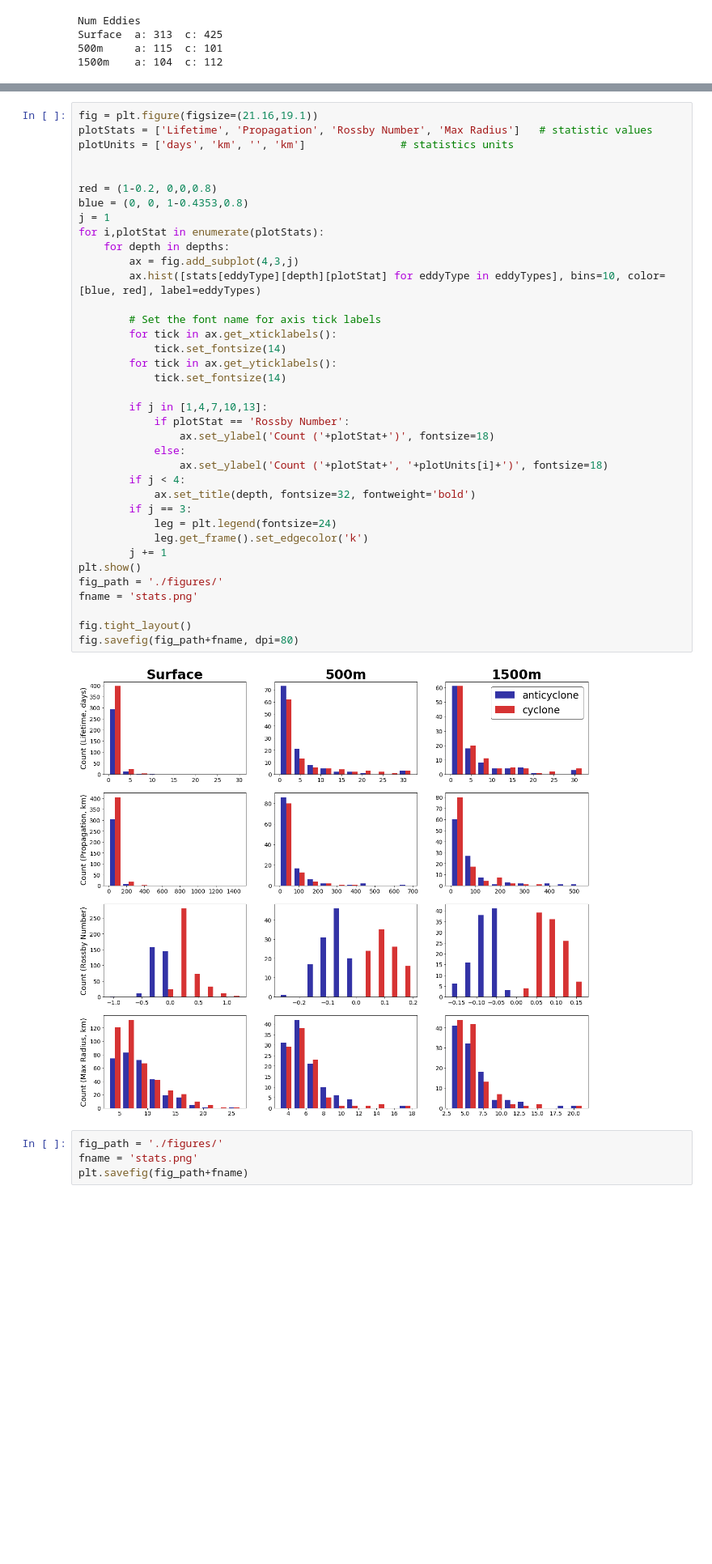
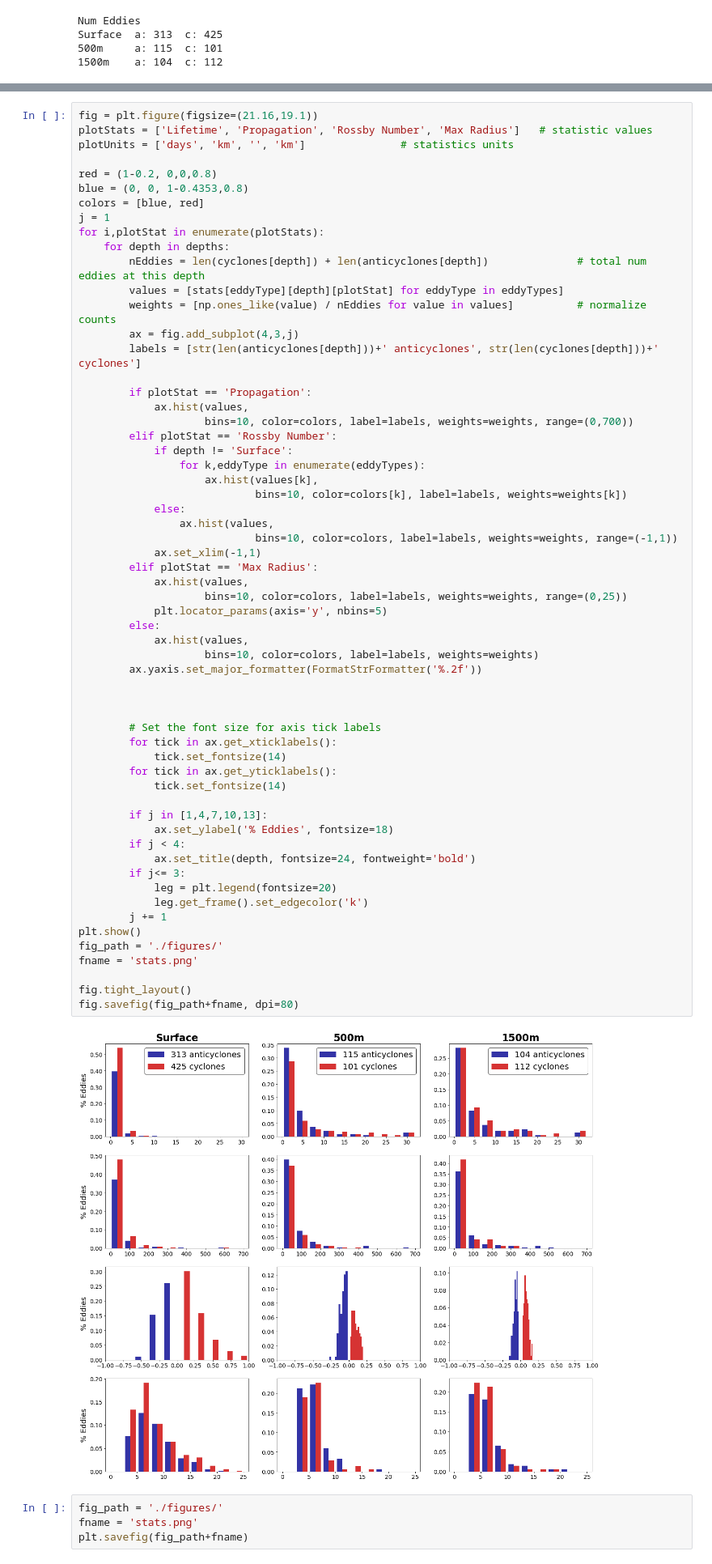
Before and after one commit to mclaret/JISAOinternship, a Jupyter notebook: notebooks/mark/juin_juillet_statistics.ipynb, the cells around one changed output, grey strips where cells are left out. Shown at 81% size. Drawn from its saved outputs; the diff is of its cells as text; blank space fills up the shorter version.

```diff
--- a/notebooks/mark/juin_juillet_statistics.ipynb
+++ b/notebooks/mark/juin_juillet_statistics.ipynb
@@ -173,42 +175,65 @@ max Lifetime     32.0 days
 # %%
 fig = plt.figure(figsize=(21.16,19.1))
 plotStats = ['Lifetime', 'Propagation', 'Rossby Number', 'Max Radius']   # statistic values
 plotUnits = ['days', 'km', '', 'km']               # statistics units
 
-
 red = (1-0.2, 0,0,0.8)
 blue = (0, 0, 1-0.4353,0.8)
+colors = [blue, red]
 j = 1
 for i,plotStat in enumerate(plotStats):
     for depth in depths:
+        nEddies = len(cyclones[depth]) + len(anticyclones[depth])              # total num eddies at this depth
+        values = [stats[eddyType][depth][plotStat] for eddyType in eddyTypes]
+        weights = [np.ones_like(value) / nEddies for value in values]          # normalize counts
         ax = fig.add_subplot(4,3,j)
-        ax.hist([stats[eddyType][depth][plotStat] for eddyType in eddyTypes], bins=10, color=[blue, red], label=eddyTypes)
+        labels = [str(len(anticyclones[depth]))+' anticyclones', str(len(cyclones[depth]))+' cyclones']
 
-        # Set the font name for axis tick labels
+        if plotStat == 'Propagation':
+            ax.hist(values,
+                    bins=10, color=colors, label=labels, weights=weights, range=(0,700))
+        elif plotStat == 'Rossby Number':
+            if depth != 'Surface':
+                for k,eddyType in enumerate(eddyTypes):
+                    ax.hist(values[k],
+                            bins=10, color=colors[k], label=labels, weights=weights[k])
+            else:
+                ax.hist(values,
+                            bins=10, color=colors, label=labels, weights=weights, range=(-1,1))
+            ax.set_xlim(-1,1)
+        elif plotStat == 'Max Radius':
+            ax.hist(values,
+                    bins=10, color=colors, label=labels, weights=weights, range=(0,25))
+            plt.locator_params(axis='y', nbins=5)
+        else:
+            ax.hist(values,
+                    bins=10, color=colors, label=labels, weights=weights)
+        ax.yaxis.set_major_formatter(FormatStrFormatter('%.2f'))
+
+
+
+        # Set the font size for axis tick labels
         for tick in ax.get_xticklabels():
             tick.set_fontsize(14)
         for tick in ax.get_yticklabels():
             tick.set_fontsize(14)
 
         if j in [1,4,7,10,13]:
-            if plotStat == 'Rossby Number':
-                ax.set_ylabel('Count ('+plotStat+')', fontsize=18)
-            else:
-                ax.set_ylabel('Count ('+plotStat+', '+plotUnits[i]+')', fontsize=18)
+            ax.set_ylabel('% Eddies', fontsize=18)
         if j < 4:
-            ax.set_title(depth, fontsize=32, fontweight='bold')
-        if j == 3:
-            leg = plt.legend(fontsize=24)
+            ax.set_title(depth, fontsize=24, fontweight='bold')
+        if j<= 3:
+            leg = plt.legend(fontsize=20)
             leg.get_frame().set_edgecolor('k')
         j += 1
 plt.show()
 fig_path = './figures/'
 fname = 'stats.png'
 
 fig.tight_layout()
 fig.savefig(fig_path+fname, dpi=80)
 # %% [output]
-[figure, old version]
+[figure, new version]
 # %%
 fig_path = './figures/'
 fname = 'stats.png'
```
Also changed, not shown: parts of 1 cell of this notebook, 5 other files.
